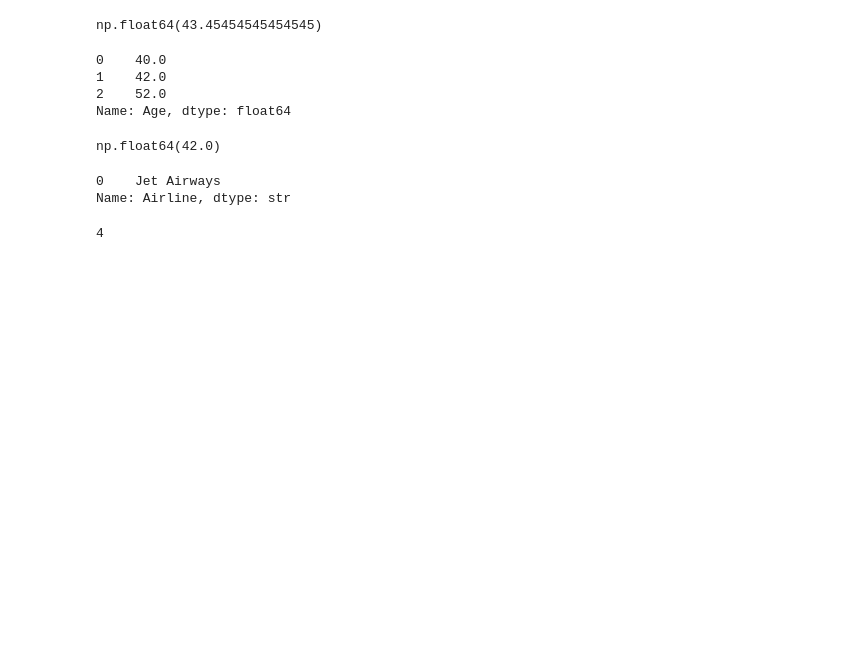
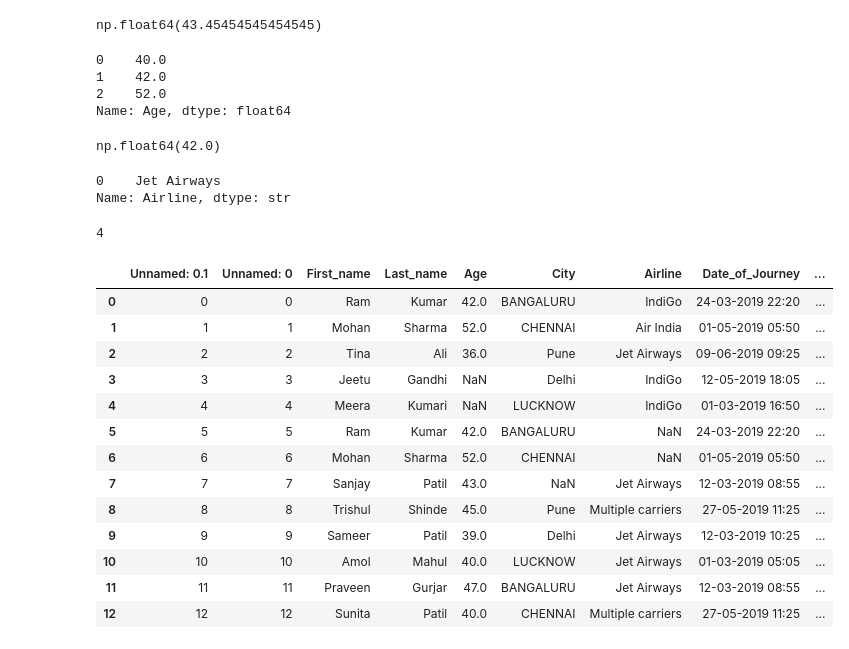
Before and after one commit to vaishhnavid710-boop/Vaishnavi, a Jupyter notebook: ETHANS/Batch 26/Python/03_Data_Manupulation_pandas/1.Pandas-Level-01.ipynb, the cells around one changed output. Drawn from its saved outputs; the diff is of its cells as text; code cells hidden in the pictures; blank space fills up the shorter version.

Commit message:
pandas_01

```diff
--- a/ETHANS/Batch 26/Python/03_Data_Manupulation_pandas/1.Pandas-Level-01.ipynb
+++ b/ETHANS/Batch 26/Python/03_Data_Manupulation_pandas/1.Pandas-Level-01.ipynb
@@ -233,3 +233,26 @@ df.nunique()
 df['Airline'].nunique()
 # %% [output]
 4
+# %%
+import pandas as pd
+file_path = "D:/DATA_AIRLINE/Final_Small_Airline.csv"
+file_path = r"D:/DATA_AIRLINE/Final_Small_Airline.csv"
+file_path = r"D:\DATA_AIRLINE\Final_Small_Airline.csv"
+
+df = pd.read_csv(file_path)
+df
+# %% [output]
+|  | Unnamed: 0.1 | Unnamed: 0 | First_name | Last_name | Age | City | Airline | Date_of_Journey | ... |
+| 0 | 0 | 0 | Ram | Kumar | 42.0 | BANGALURU | IndiGo | 24-03-2019 22:20 | ... |
+| 1 | 1 | 1 | Mohan | Sharma | 52.0 | CHENNAI | Air India | 01-05-2019 05:50 | ... |
+| 2 | 2 | 2 | Tina | Ali | 36.0 | Pune | Jet Airways | 09-06-2019 09:25 | ... |
+| 3 | 3 | 3 | Jeetu | Gandhi | NaN | Delhi | IndiGo | 12-05-2019 18:05 | ... |
+| 4 | 4 | 4 | Meera | Kumari | NaN | LUCKNOW | IndiGo | 01-03-2019 16:50 | ... |
+| 5 | 5 | 5 | Ram | Kumar | 42.0 | BANGALURU | NaN | 24-03-2019 22:20 | ... |
+| 6 | 6 | 6 | Mohan | Sharma | 52.0 | CHENNAI | NaN | 01-05-2019 05:50 | ... |
+| 7 | 7 | 7 | Sanjay | Patil | 43.0 | NaN | Jet Airways | 12-03-2019 08:55 | ... |
+| 8 | 8 | 8 | Trishul | Shinde | 45.0 | Pune | Multiple carriers | 27-05-2019 11:25 | ... |
+| 9 | 9 | 9 | Sameer | Patil | 39.0 | Delhi | Jet Airways | 12-03-2019 10:25 | ... |
+| 10 | 10 | 10 | Amol | Mahul | 40.0 | LUCKNOW | Jet Airways | 01-03-2019 05:05 | ... |
+| 11 | 11 | 11 | Praveen | Gurjar | 47.0 | BANGALURU | Jet Airways | 12-03-2019 08:55 | ... |
+| 12 | 12 | 12 | Sunita | Patil | 40.0 | CHENNAI | Multiple carriers | 27-05-2019 11:25 | ... |
```
Also changed, not shown: parts of 9 cells of this notebook.
